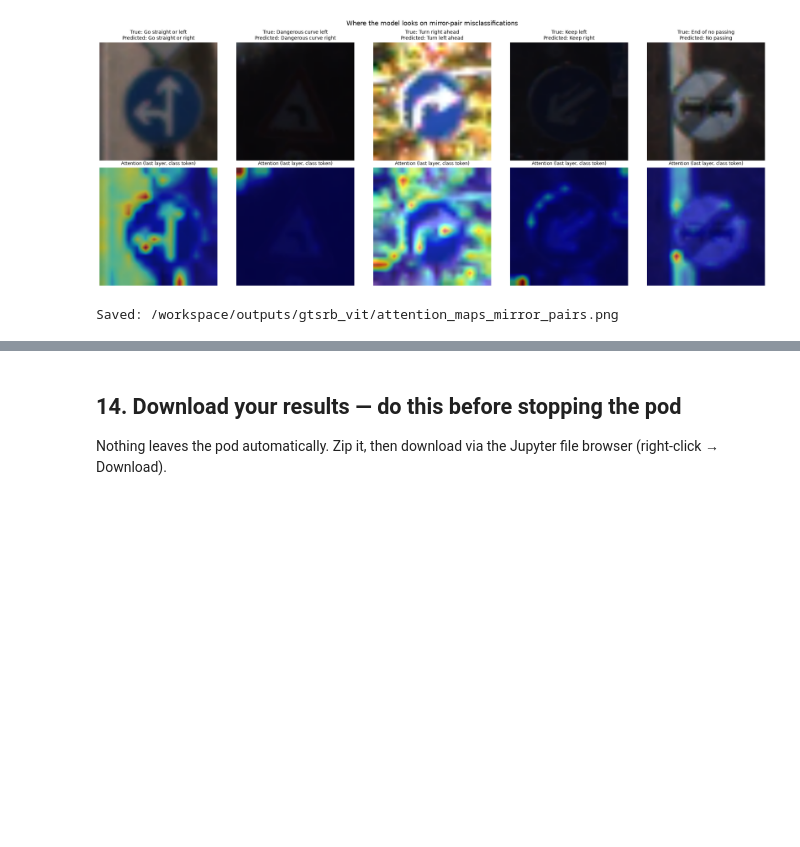
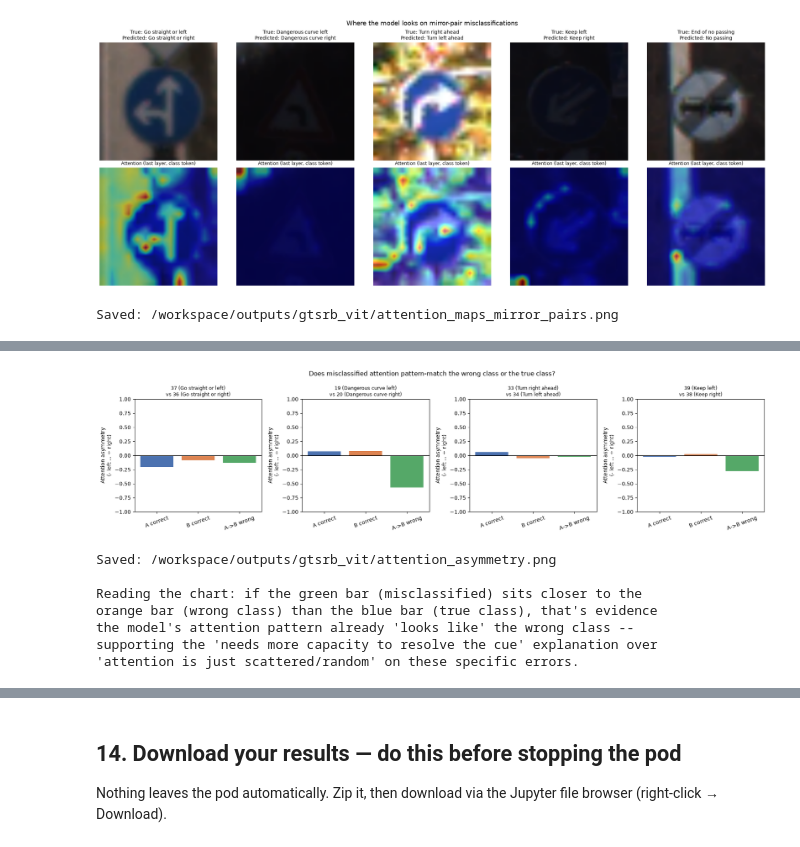
Before and after one commit to RagulAaryah/Traffic-Sign-Recognition-using-Vision-Transformers-for-Autonomous-Driving, a Jupyter notebook: Version-1-Mechanical-development/gtsrb_vit_runpod_v1.ipynb, the cells around one changed output, grey strips where cells are left out. Cells and saved outputs as stored; diff of their text form; code cells hidden in the pictures; blank space fills up the shorter version.

```diff
--- a/Version-1-Mechanical-development/gtsrb_vit_runpod_v1.ipynb
+++ b/Version-1-Mechanical-development/gtsrb_vit_runpod_v1.ipynb
@@ -1118,0 +1163,46 @@ Saved: /workspace/outputs/gtsrb_vit/attention_maps_mirror_pairs.png
+# %%
+# Visualize: for each pair, are misclassified examples closer to the WRONG
+# class's typical attention pattern than to the TRUE class's?
+fig, axes = plt.subplots(1, len(MIRROR_PAIRS), figsize=(4.5 * len(MIRROR_PAIRS), 4.5))
+if len(MIRROR_PAIRS) == 1:
+    axes = [axes]
+
+for ax, (class_a, class_b) in zip(axes, MIRROR_PAIRS):
+    sub = asymmetry_df[asymmetry_df["pair"] == f"{class_a}/{class_b}"]
+    if sub.empty:
+        ax.set_visible(False)
+        continue
+    labels = ["A correct", "B correct", "A->B wrong"]
+    means = []
+    for lbl_key in [f"{class_a} correct", f"{class_b} correct", f"{class_a}->{class_b} misclassified"]:
+        match = sub[sub["group"].str.startswith(lbl_key)]
+        means.append(match["mean_asymmetry"].values[0] if not match.empty else np.nan)
+    colors = ["#4C72B0", "#DD8452", "#55A868"]
+    ax.bar(labels, means, color=colors)
+    ax.axhline(0, color="black", linewidth=0.8)
+    ax.set_ylim(-1, 1)
+    ax.set_title(f"{class_a} ({CLASS_NAMES.get(class_a,'?')})\nvs {class_b} ({CLASS_NAMES.get(class_b,'?')})", fontsize=9)
+    ax.set_ylabel("Attention asymmetry\n(- left ... + right)")
+    ax.tick_params(axis="x", rotation=20)
+
+plt.suptitle("Does misclassified attention pattern-match the wrong class or the true class?", fontsize=12)
+plt.tight_layout()
+asym_fig_path = os.path.join(OUTPUT_DIR, "attention_asymmetry.png")
+plt.savefig(asym_fig_path, dpi=150, bbox_inches="tight")
+plt.show()
+print("Saved:", asym_fig_path)
+print()
+print("Reading the chart: if the green bar (misclassified) sits closer to the")
+print("orange bar (wrong class) than the blue bar (true class), that's evidence")
+print("the model's attention pattern already 'looks like' the wrong class --")
+print("supporting the 'needs more capacity to resolve the cue' explanation over")
+print("'attention is just scattered/random' on these specific errors.")
+# %% [output]
+[figure, added]
+Saved: /workspace/outputs/gtsrb_vit/attention_asymmetry.png
+
+Reading the chart: if the green bar (misclassified) sits closer to the
+orange bar (wrong class) than the blue bar (true class), that's evidence
+the model's attention pattern already 'looks like' the wrong class --
+supporting the 'needs more capacity to resolve the cue' explanation over
+'attention is just scattered/random' on these specific errors.
```
Also changed, not shown: parts of 14 cells of this notebook.
